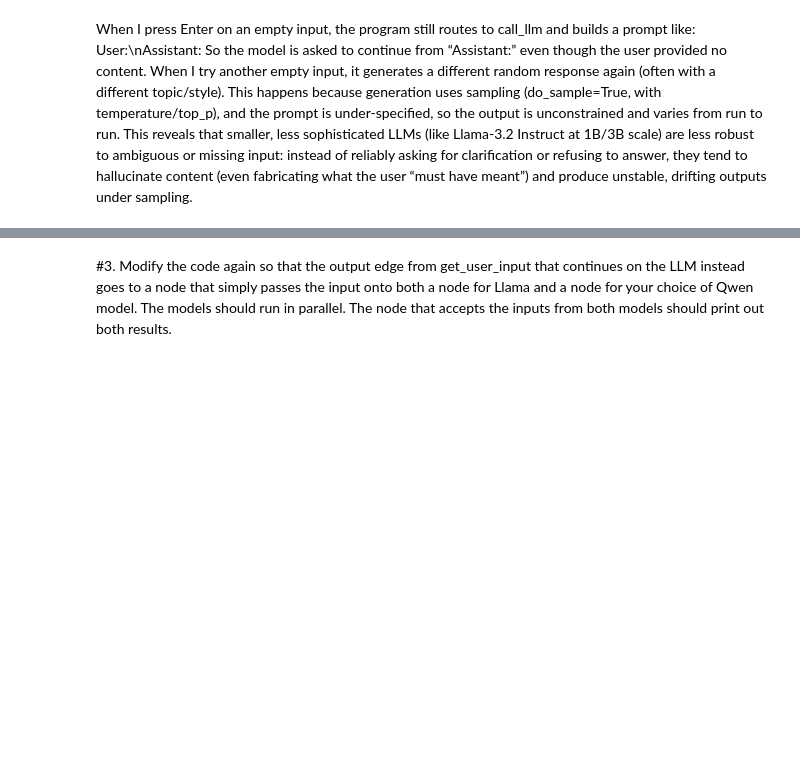
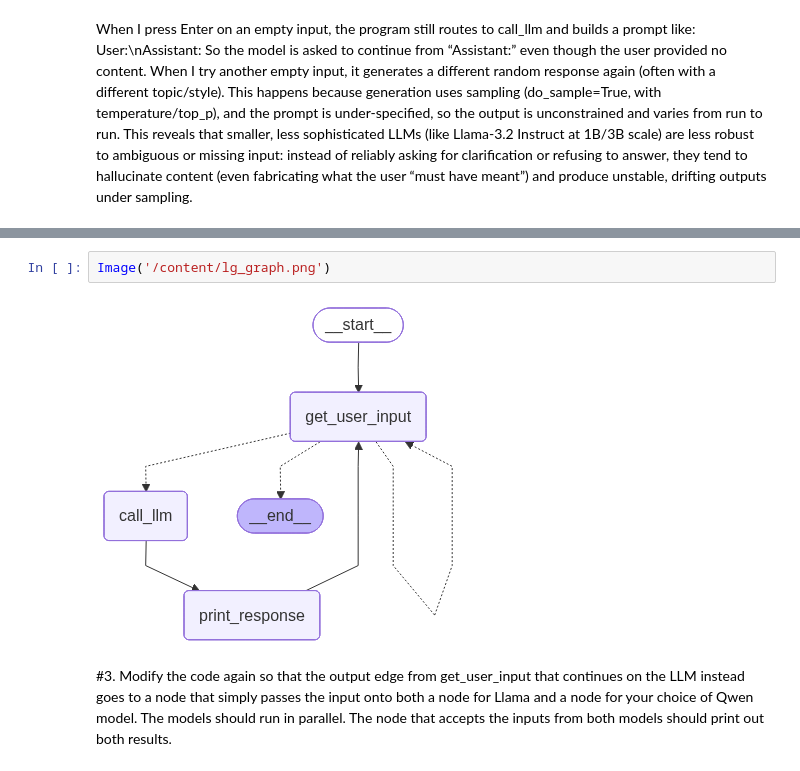
Before and after one commit to scarlettyu2023/AI_agent_workshop, a Jupyter notebook: Topic2Frameworks/Topic_2_Agent_Orchestration_Frameworks.ipynb, the cells around one changed output, grey strips where cells are left out. Saved outputs shown, nothing was run; the diff lists cells and outputs as text; blank space fills up the shorter version.

```diff
--- a/Topic2Frameworks/Topic_2_Agent_Orchestration_Frameworks.ipynb
+++ b/Topic2Frameworks/Topic_2_Agent_Orchestration_Frameworks.ipynb
@@ -1746,3 +996,7 @@ Goodbye!
+# %%
+Image('/content/lg_graph.png')
+# %% [output]
+[figure, added]
 # %% [markdown]
 #3. Modify the code again so that the output edge from get_user_input that continues on the LLM instead goes to a node that simply passes the input onto both a node for Llama and a node for your choice of Qwen model. The models should run in parallel. The node that accepts the inputs from both models should print out both results.
 # %%
```
Also changed, not shown: parts of 19 cells of this notebook.
